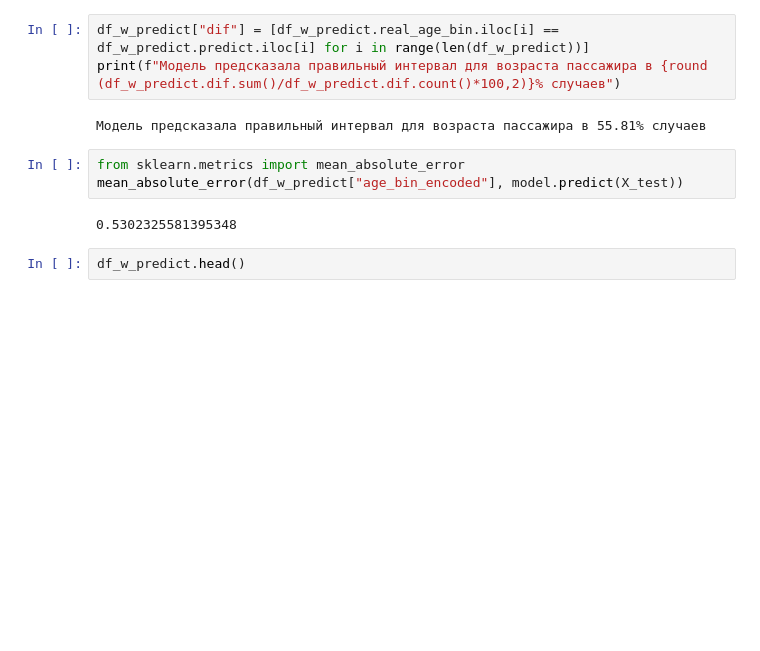
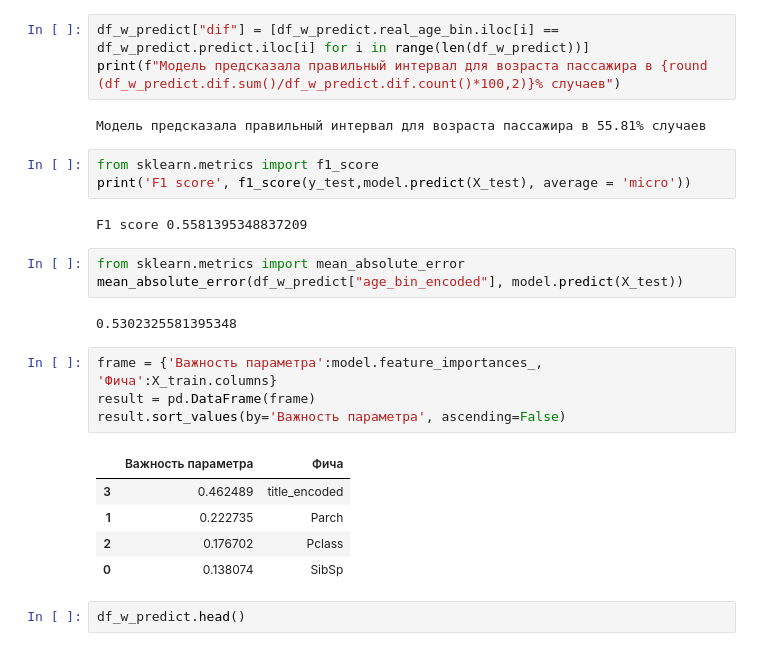
Before and after one commit to savitskaya-om/python, a Jupyter notebook: Untitled6.ipynb, the cells around one changed output. Drawn from its saved outputs; the diff is of its cells as text; blank space fills up the shorter version.

```diff
--- a/Untitled6.ipynb
+++ b/Untitled6.ipynb
@@ -127,11 +129,26 @@ df_w_predict["dif"] = [df_w_predict.real_age_bin.iloc[i] == df_w_predict.predict
 print(f"Модель предсказала правильный интервал для возраста пассажира в {round (df_w_predict.dif.sum()/df_w_predict.dif.count()*100,2)}% случаев")
 # %% [output]
 Модель предсказала правильный интервал для возраста пассажира в 55.81% случаев
+# %%
+from sklearn.metrics import f1_score
+print('F1 score', f1_score(y_test,model.predict(X_test), average = 'micro'))
+# %% [output]
+F1 score 0.5581395348837209
 # %%
 from sklearn.metrics import mean_absolute_error
 mean_absolute_error(df_w_predict["age_bin_encoded"], model.predict(X_test))
 # %% [output]
 0.5302325581395348
+# %%
+frame = {'Важность параметра':model.feature_importances_, 'Фича':X_train.columns}
+result = pd.DataFrame(frame)
+result.sort_values(by='Важность параметра', ascending=False)
+# %% [output]
+|  | Важность параметра | Фича |
+| 3 | 0.462489 | title_encoded |
+| 1 | 0.222735 | Parch |
+| 2 | 0.176702 | Pclass |
+| 0 | 0.138074 | SibSp |
 # %%
 df_w_predict.head()
 # %% [output]
```
Also changed, not shown: parts of 3 cells of this notebook.
